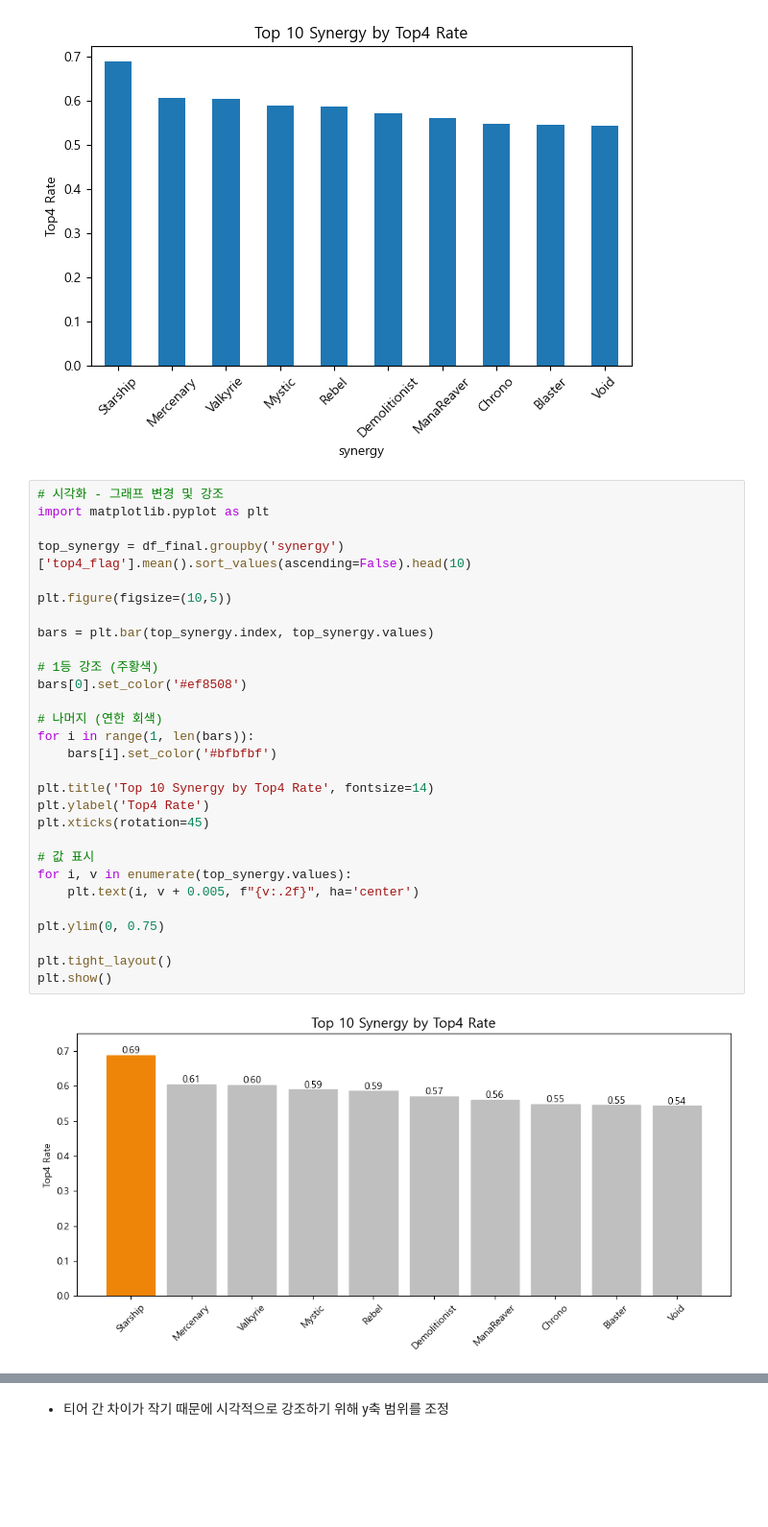
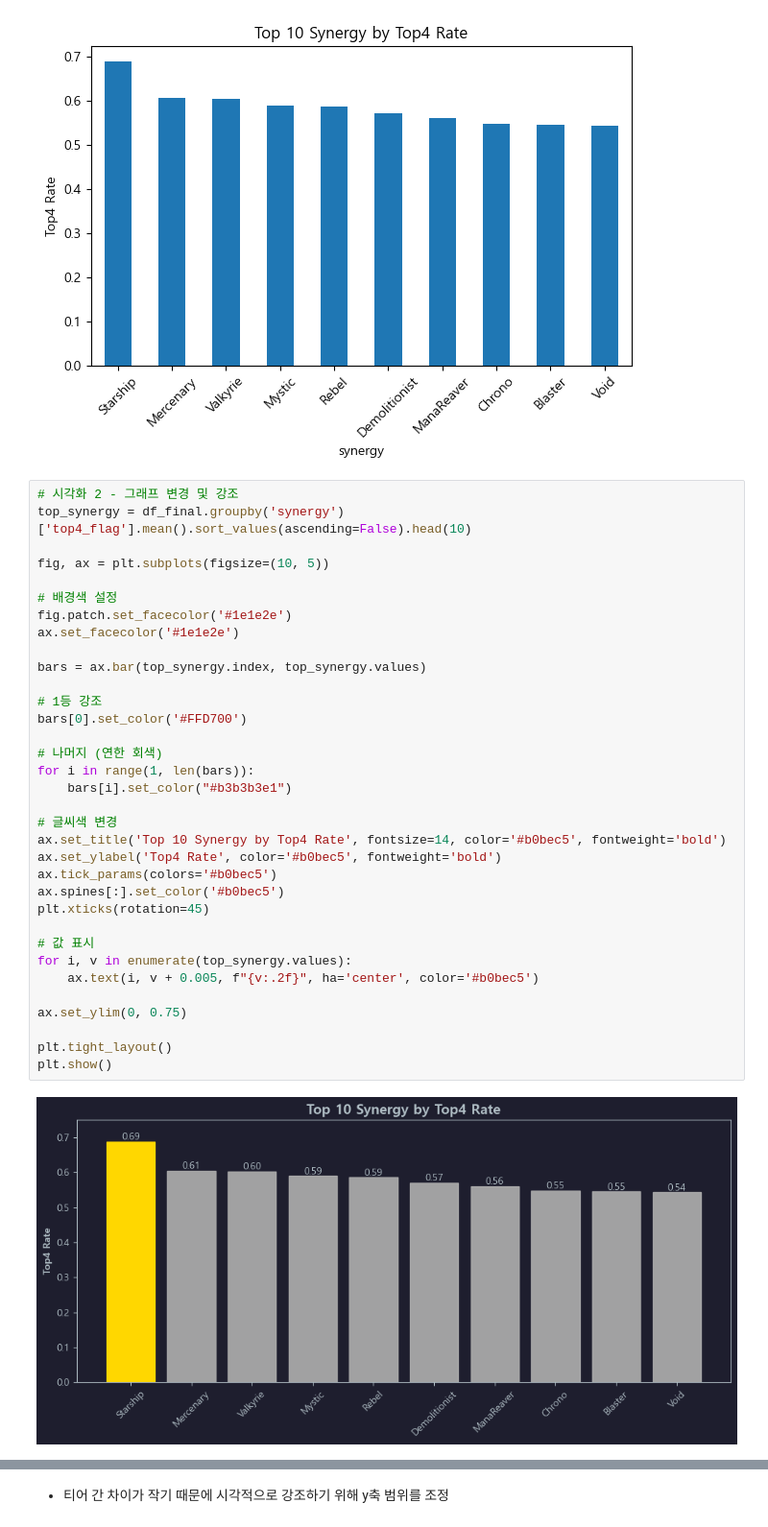
Before and after one commit to hanalo26/Third-project-sparta, a Jupyter notebook: 실전 프로젝트 코드 파일_6조/Data_for_presentation.ipynb, the cells around one changed output, grey strips where cells are left out. Shown at 96% size. Saved outputs shown, nothing was run; the diff lists cells and outputs as text; blank space fills up the shorter version.

```diff
--- a/실전 프로젝트 코드 파일_6조/Data_for_presentation.ipynb
+++ b/실전 프로젝트 코드 파일_6조/Data_for_presentation.ipynb
@@ -163,34 +163,39 @@ plt.show()
 # %% [output]
 [figure]
 # %%
-# 시각화 - 그래프 변경 및 강조
-import matplotlib.pyplot as plt
-
+# 시각화 2 - 그래프 변경 및 강조
 top_synergy = df_final.groupby('synergy')['top4_flag'].mean().sort_values(ascending=False).head(10)
 
-plt.figure(figsize=(10,5))
+fig, ax = plt.subplots(figsize=(10, 5))
 
-bars = plt.bar(top_synergy.index, top_synergy.values)
+# 배경색 설정
+fig.patch.set_facecolor('#1e1e2e')
+ax.set_facecolor('#1e1e2e')
 
-# 1등 강조 (주황색)
-bars[0].set_color('#ef8508')
+bars = ax.bar(top_synergy.index, top_synergy.values)
+
+# 1등 강조
+bars[0].set_color('#FFD700')
 
 # 나머지 (연한 회색)
 for i in range(1, len(bars)):
-    bars[i].set_color('#bfbfbf')
+    bars[i].set_color("#b3b3b3e1")
 
-plt.title('Top 10 Synergy by Top4 Rate', fontsize=14)
-plt.ylabel('Top4 Rate')
+# 글씨색 변경
+ax.set_title('Top 10 Synergy by Top4 Rate', fontsize=14, color='#b0bec5', fontweight='bold')
+ax.set_ylabel('Top4 Rate', color='#b0bec5', fontweight='bold')
+ax.tick_params(colors='#b0bec5')
+ax.spines[:].set_color('#b0bec5')
 plt.xticks(rotation=45)
 
 # 값 표시
 for i, v in enumerate(top_synergy.values):
-    plt.text(i, v + 0.005, f"{v:.2f}", ha='center')
+    ax.text(i, v + 0.005, f"{v:.2f}", ha='center', color='#b0bec5')
 
-plt.ylim(0, 0.75)
+ax.set_ylim(0, 0.75)
 
 plt.tight_layout()
 plt.show()
 # %% [output]
-[figure, old version]
+[figure, new version]
 # %%
```
Also changed, not shown: parts of 35 cells of this notebook.
